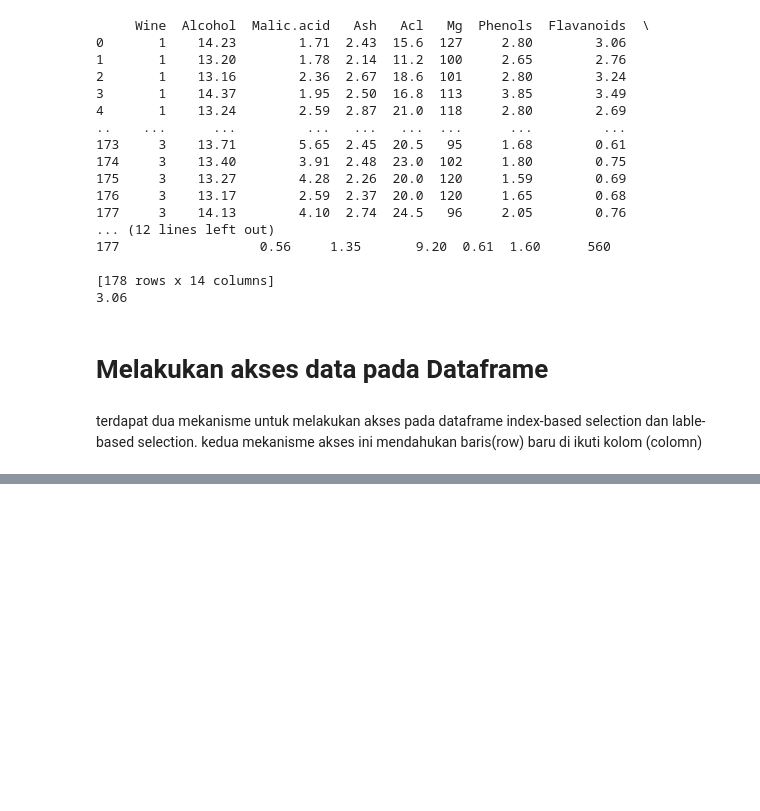
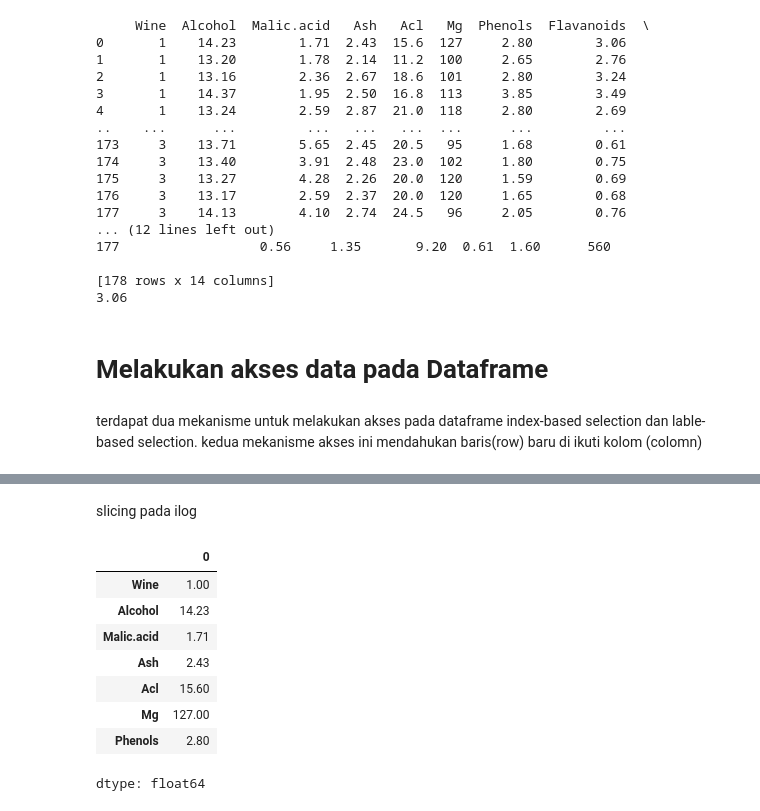
Before and after one commit to ihyaulumuddin044/pandas, a Jupyter notebook: belajar_Pandas_DataFrame.ipynb, the cells around one changed output, grey strips where cells are left out. Drawn from its saved outputs; the diff is of its cells as text; code cells hidden in the pictures; blank space fills up the shorter version.

```diff
--- a/belajar_Pandas_DataFrame.ipynb
+++ b/belajar_Pandas_DataFrame.ipynb
@@ -175,0 +201,14 @@ kedua mekanisme akses ini mendahukan baris(row) baru di ikuti kolom (colomn)
+# %% [markdown]
+slicing pada ilog
+# %%
+wine_df.iloc[0,:7]
+# %% [output]
+|  | 0 |
+| Wine | 1.00 |
+| Alcohol | 14.23 |
+| Malic.acid | 1.71 |
+| Ash | 2.43 |
+| Acl | 15.60 |
+| Mg | 127.00 |
+| Phenols | 2.80 |
+dtype: float64
```
Also changed, not shown: parts of 13 cells of this notebook.
